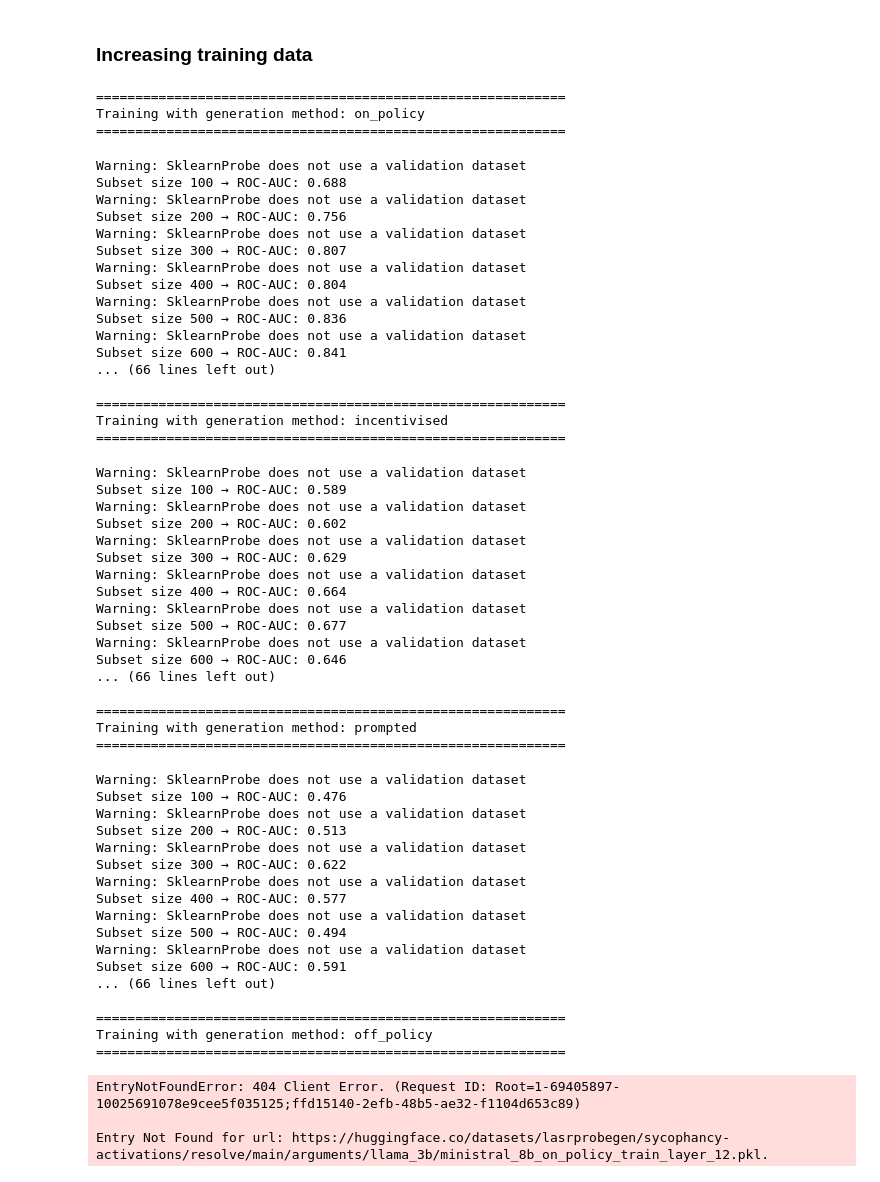
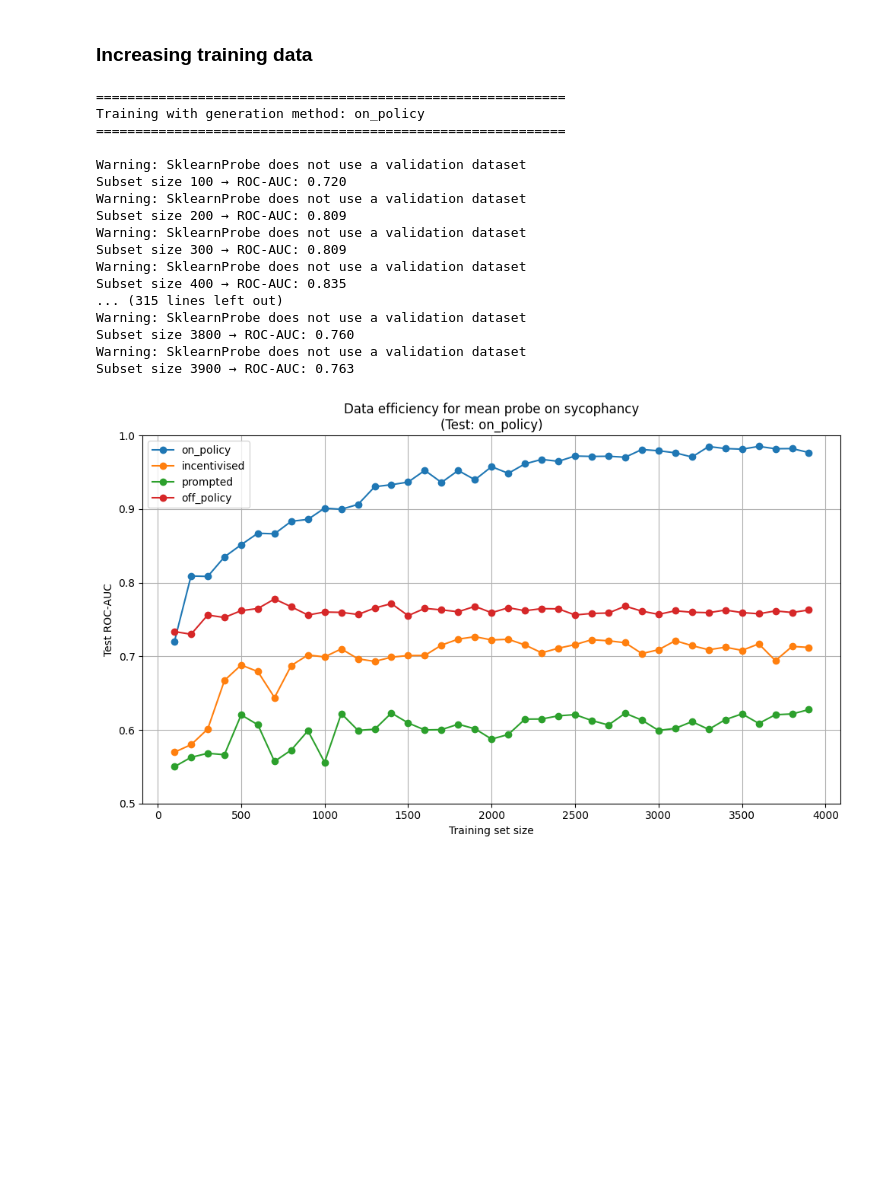
Before and after one commit to SamDower/LASR-probe-gen, a Jupyter notebook: notebooks/DataAmountAnalysis.ipynb, the cells around one changed output. Drawn from its saved outputs; the diff is of its cells as text; code cells hidden in the pictures; blank space fills up the shorter version.

```diff
--- a/notebooks/DataAmountAnalysis.ipynb
+++ b/notebooks/DataAmountAnalysis.ipynb
@@ -31,8 +232,8 @@ import matplotlib.pyplot as plt
 
 probe_type = ["mean", "attention_torch"][0]
 behaviour = "sycophancy"
-# datasource = "arguments"
-datasource = "multichoice"
+datasource = "arguments"
+# datasource = "multichoice"
 activations_model = "llama_3b"
 response_model = "llama_3b"
 # off_policy_model = "ministral_8b"
@@ -117,84 +318,45 @@ for generation_method in ["on_policy", "incentivised", "prompted", "off_policy"]
             probe = probes.TorchAttentionProbe(cfg)
 
         probe.fit(train_dataset, val_dataset)
 
         # Evaluate on the fixed test set
         eval_dict, _, _ = probe.eval(test_dataset)
         results[n] = eval_dict["roc_auc"]
 
         print(f"Subset size {n} → ROC-AUC: {eval_dict['roc_auc']:.3f}")
 
     # Store results for this generation method
     all_results[generation_method] = results
 
 # Plot all results on the same graph
 plt.figure(figsize=(10, 6))
 for gen_method, results in all_results.items():
     plt.plot(list(results.keys()), list(results.values()), marker='o', label=gen_method)
 
 plt.xlabel("Training set size")
 plt.ylabel("Test ROC-AUC")
 plt.title(f"Data efficiency for {probe_type} probe on {behaviour}\n(Test: {test_generation_method})")
 plt.grid(True)
 plt.legend()
 plt.tight_layout()
 plt.ylim(0.5, 1.0)
 plt.show()
 # %% [output]
 ============================================================
 Training with generation method: on_policy
 ============================================================
+
+Warning: SklearnProbe does not use a validation dataset
+Subset size 100 → ROC-AUC: 0.720
+Warning: SklearnProbe does not use a validation dataset
+Subset size 200 → ROC-AUC: 0.809
+Warning: SklearnProbe does not use a validation dataset
+Subset size 300 → ROC-AUC: 0.809
+Warning: SklearnProbe does not use a validation dataset
+Subset size 400 → ROC-AUC: 0.835
+... (315 lines left out)
+Warning: SklearnProbe does not use a validation dataset
+Subset size 3800 → ROC-AUC: 0.760
+Warning: SklearnProbe does not use a validation dataset
+Subset size 3900 → ROC-AUC: 0.763
-Warning: SklearnProbe does not use a validation dataset
-Subset size 100 → ROC-AUC: 0.688
-Warning: SklearnProbe does not use a validation dataset
-Subset size 200 → ROC-AUC: 0.756
-Warning: SklearnProbe does not use a validation dataset
-Subset size 300 → ROC-AUC: 0.807
-Warning: SklearnProbe does not use a validation dataset
-Subset size 400 → ROC-AUC: 0.804
-Warning: SklearnProbe does not use a validation dataset
-Subset size 500 → ROC-AUC: 0.836
-Warning: SklearnProbe does not use a validation dataset
-Subset size 600 → ROC-AUC: 0.841
-... (66 lines left out)
-
-============================================================
-Training with generation method: incentivised
-============================================================
-Warning: SklearnProbe does not use a validation dataset
-Subset size 100 → ROC-AUC: 0.589
-Warning: SklearnProbe does not use a validation dataset
-Subset size 200 → ROC-AUC: 0.602
-Warning: SklearnProbe does not use a validation dataset
-Subset size 300 → ROC-AUC: 0.629
-Warning: SklearnProbe does not use a validation dataset
-Subset size 400 → ROC-AUC: 0.664
-Warning: SklearnProbe does not use a validation dataset
-Subset size 500 → ROC-AUC: 0.677
-Warning: SklearnProbe does not use a validation dataset
-Subset size 600 → ROC-AUC: 0.646
-... (66 lines left out)
-
-============================================================
-Training with generation method: prompted
-============================================================
-Warning: SklearnProbe does not use a validation dataset
-Subset size 100 → ROC-AUC: 0.476
-Warning: SklearnProbe does not use a validation dataset
-Subset size 200 → ROC-AUC: 0.513
-Warning: SklearnProbe does not use a validation dataset
-Subset size 300 → ROC-AUC: 0.622
-Warning: SklearnProbe does not use a validation dataset
-Subset size 400 → ROC-AUC: 0.577
-Warning: SklearnProbe does not use a validation dataset
-Subset size 500 → ROC-AUC: 0.494
-Warning: SklearnProbe does not use a validation dataset
-Subset size 600 → ROC-AUC: 0.591
-... (66 lines left out)
-
-============================================================
-Training with generation method: off_policy
-============================================================
-EntryNotFoundError: 404 Client Error. (Request ID: Root=1-69405897-10025691078e9cee5f035125;ffd15140-2efb-48b5-ae32-f1104d653c89)
-
-Entry Not Found for url: https://huggingface.co/datasets/lasrprobegen/sycophancy-activations/resolve/main/arguments/llama_3b/ministral_8b_on_policy_train_layer_12.pkl.
+[figure, added]
```
Also changed, not shown: parts of 2 cells of this notebook.
